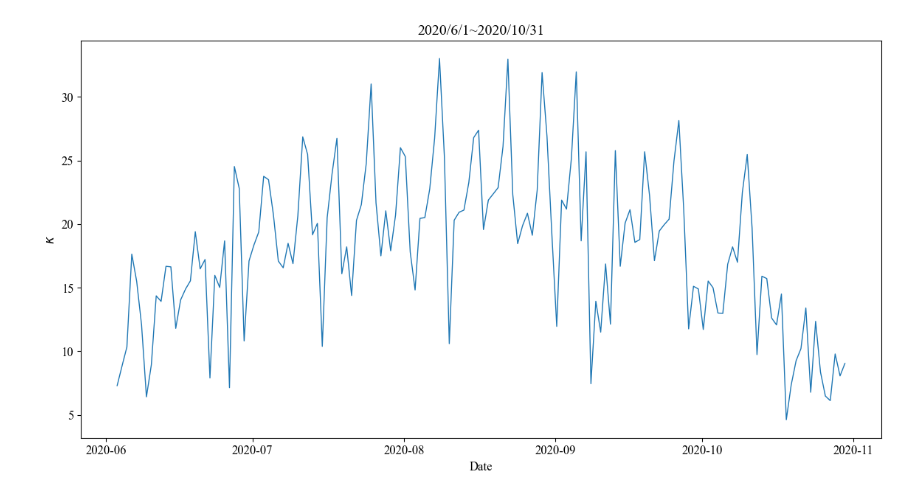
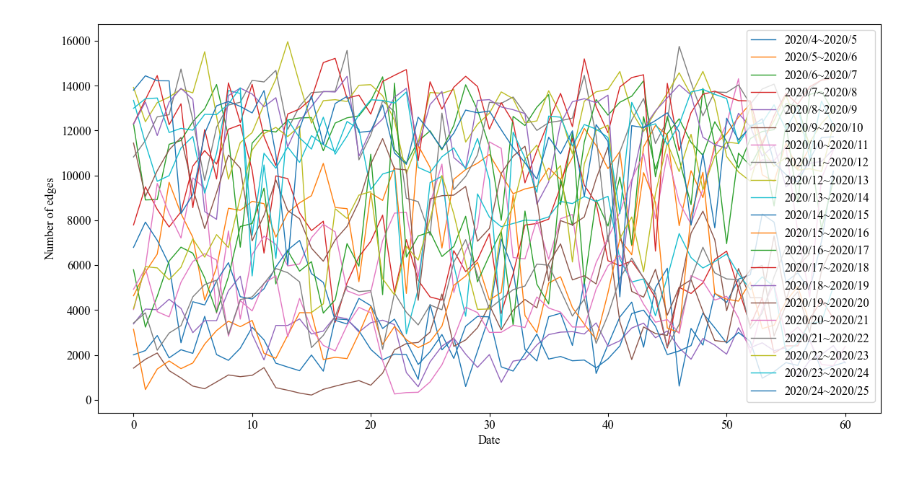
Before and after one commit to yiadka/mobility_scaling, a Jupyter notebook: notebooks/kappa_distribution.ipynb, the cells around one changed output. Cells and saved outputs as stored; diff of their text form; code cells hidden in the pictures.

```diff
--- a/notebooks/kappa_distribution.ipynb
+++ b/notebooks/kappa_distribution.ipynb
@@ -152,6 +69,4 @@ def rho(a, alpha, beta):
 alpha_list = []
 beta_list = []
 df_list = [df_lockdown, df_202006_202010, df_202011, df_202012, df_2021, df_2022, df_2023]
-node_list = [node_lockdown, node_202006_202010, node_202011, node_202012, node_2021, node_2022, node_2023]
-edge_list = [edge_lockdown, edge_202006_202010, edge_202011, edge_202012, edge_2021, edge_2022, edge_2023]
 Np_list = [596, 673, 677, 677, 846, 1416,1416]
@@ -182,0 +574,3 @@ plt.show()
+# %%
+Np_list = [596, 596, 673, 673, 677, 677, 677, 846, 846, 846, 846, 846, 1416, 1416, 1416, 1416, 1416, 1416, 1416, 1416, 1416]
+print(len(Np_list))
@@ -183,21 +601,15 @@ plt.show()
 # %%
-# kappaの計算
-kappa_lockdown = []
-for i in range(len(edge_lockdown)):
-    alpha = alpha_list[0]
-    beta = beta_list[0]
-    Np = Np_list[0]
-    kappa_lockdown.append(kappa(edge_lockdown[i], Np))
-
+# activity distribution
+a = np.arange(0, 1, 0.01)
 plt.figure(figsize=(14, 7))
-# フォントの設定
 plt.rcParams["font.size"] = 12
 plt.rcParams["font.family"] = "Times New Roman"
 
-plt.plot(timestamp_lockdown, kappa_lockdown, label=r"$\kappa$", linewidth=1)
-plt.xlabel("Date")
-plt.ylabel(r"$\kappa$")
-plt.title("Lockdown")
-plt.savefig("../fig/kappa_lockdown.png")
+for i in range(len(df_list_2month)):
+    plt.plot(a, rho(a, alpha_list2[i], beta_list2[i]), label=f"2020/{i+4}~2020/{i+5}", linewidth=1)
+plt.xlabel("Activity")
+plt.ylabel("Probability")
+plt.legend()
+plt.savefig("../fig/alpha_beta_2month.png")
 plt.show()
 # %% [output]
@@ -205,21 +789,14 @@ plt.show()
 # %%
-kappa_202006_202010 = []
-for i in range(len(edge_202006_202010)):
-    alpha = alpha_list[1]
-    beta = beta_list[1]
-    Np = Np_list[1]
-    kappa_202006_202010.append(kappa(edge_202006_202010[i], Np))
-
 plt.figure(figsize=(14, 7))
-# フォントの設定
 plt.rcParams["font.size"] = 12
 plt.rcParams["font.family"] = "Times New Roman"
 
-plt.plot(timestamp_202006_202010, kappa_202006_202010, label=r"$\kappa$", linewidth=1)
+for i in range(len(edge_list2)):
+    plt.plot(edge_list2[i], label=f"2020/{i+4}~2020/{i+5}", linewidth=1)
+
 plt.xlabel("Date")
-plt.ylabel(r"$\kappa$")
-plt.title("2020/6/1~2020/10/31")
-plt.savefig("../fig/kappa_202006_202010.png")
+plt.ylabel("Number of edges")
+plt.legend()
 plt.show()
 # %% [output]
-[figure, old version]
+[figure, new version]
```
Also changed, not shown: parts of 38 cells of this notebook, 4 other files.
